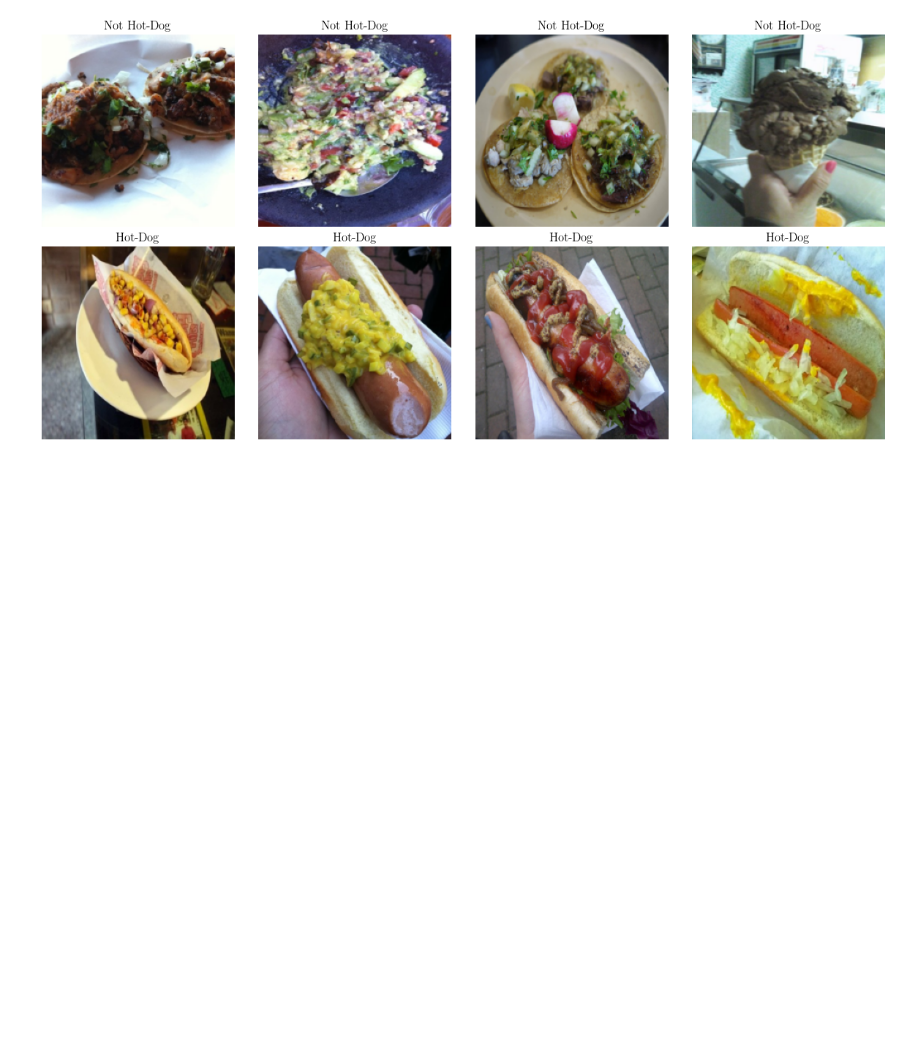
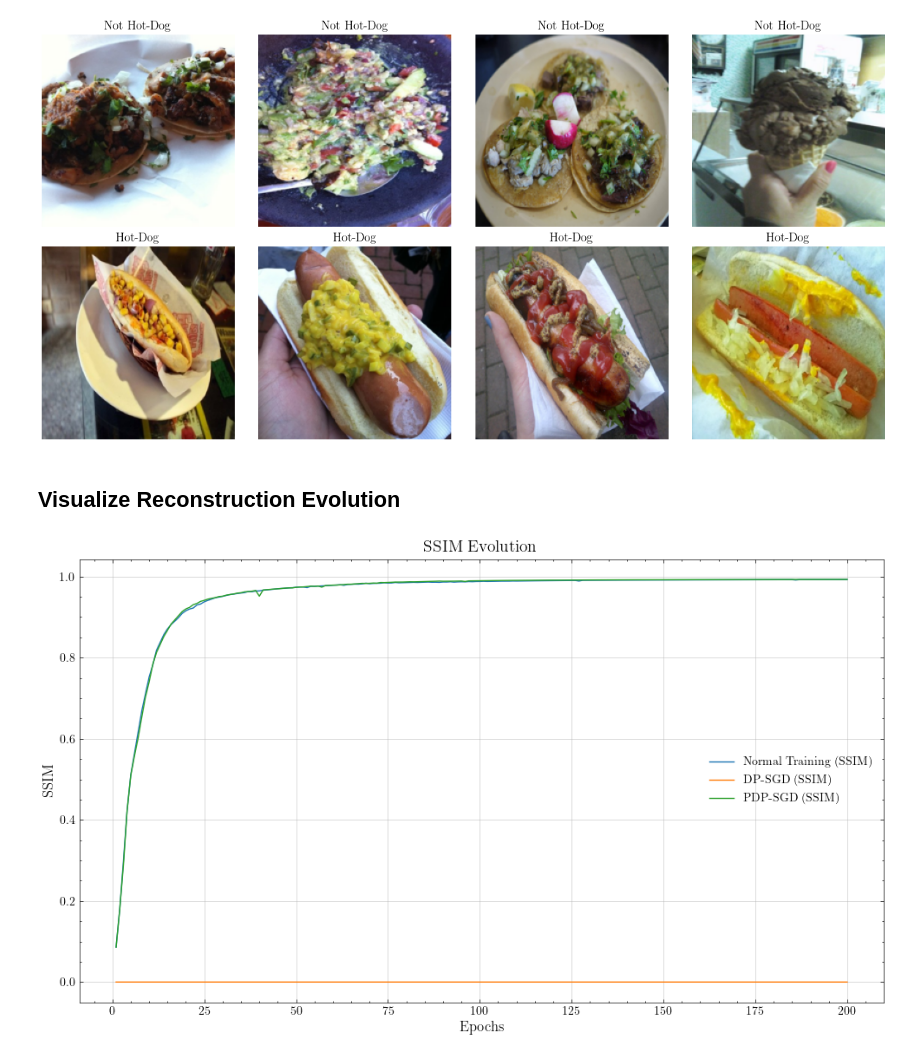
Before and after one commit to miguelfrndz/Differential-Privacy-Project, a Jupyter notebook: analysis.ipynb, the cells around one changed output. Cells and saved outputs as stored; diff of their text form; code cells hidden in the pictures; blank space fills up the shorter version.

Commit message:
Updated Analysis Plots

```diff
--- a/analysis.ipynb
+++ b/analysis.ipynb
@@ -67,3 +67,42 @@ plt.tight_layout()
 plt.show()
 # %% [output]
 [figure]
+# %% [markdown]
+## Visualize Reconstruction Evolution
+# %%
+import numpy as np
+from utils import load_data
+import pandas as pd
+import matplotlib.pyplot as plt
+import scienceplots
+plt.style.use('science') # For "publication-like" plots
+
+# Load reconstruction histories
+normal_training = pd.read_csv('static/leakage_attack_normal.csv')
+dp_sgd_training = pd.read_csv('static/leakage_attack_DP_SGD.csv')
+pdp_sgd_training = pd.read_csv('static/leakage_attack_PDP_SGD.csv')
+
+# Extract SSIM and loss values
+epochs = np.arange(1, len(normal_training['SSIM']) + 1)
+ssim_normal = normal_training['SSIM']
+loss_normal = normal_training['Loss']
+ssim_dp_sgd = dp_sgd_training['SSIM']
+loss_dp_sgd = dp_sgd_training['Loss']
+ssim_pdp_sgd = pdp_sgd_training['SSIM']
+loss_pdp_sgd = pdp_sgd_training['Loss']
+
+# Plot SSIM evolution
+fig, ax = plt.subplots(figsize=(10, 6))
+ax.plot(epochs, ssim_normal, label='Normal Training (SSIM)', color='tab:blue')
+ax.plot(epochs, ssim_dp_sgd, label='DP-SGD (SSIM)', color='tab:orange')
+ax.plot(epochs, ssim_pdp_sgd, label='PDP-SGD (SSIM)', color='tab:green')
+ax.set_xlabel('Epochs', fontsize=12)
+ax.set_ylabel('SSIM', fontsize=12)
+ax.set_title('SSIM Evolution', fontsize=14)
+ax.legend(fontsize=10)
+ax.grid(alpha=0.6)
+plt.tight_layout()
+plt.savefig('static/SSIM_Evolution.pdf', bbox_inches = 'tight', dpi = 300)
+plt.show()
+# %% [output]
+[figure, added]
```
Also changed, not shown: parts of 2 cells of this notebook, 3 other files.
